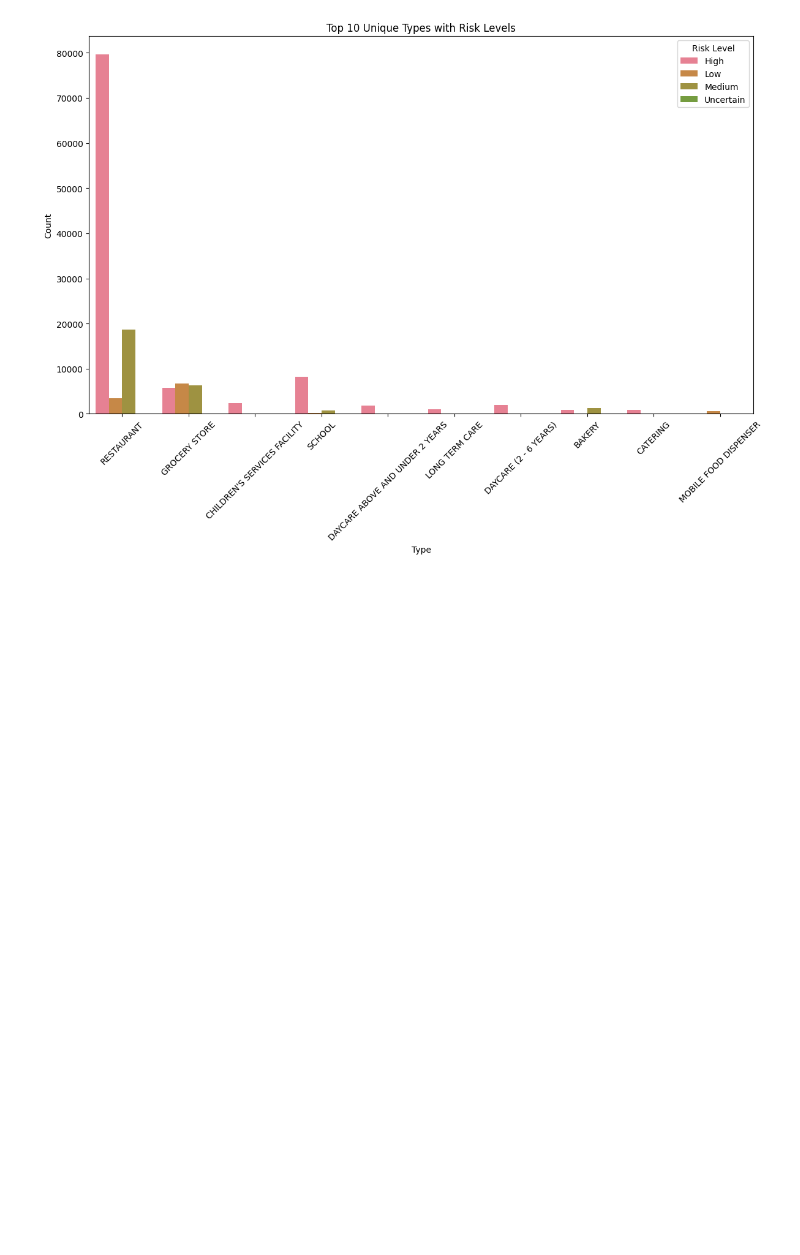
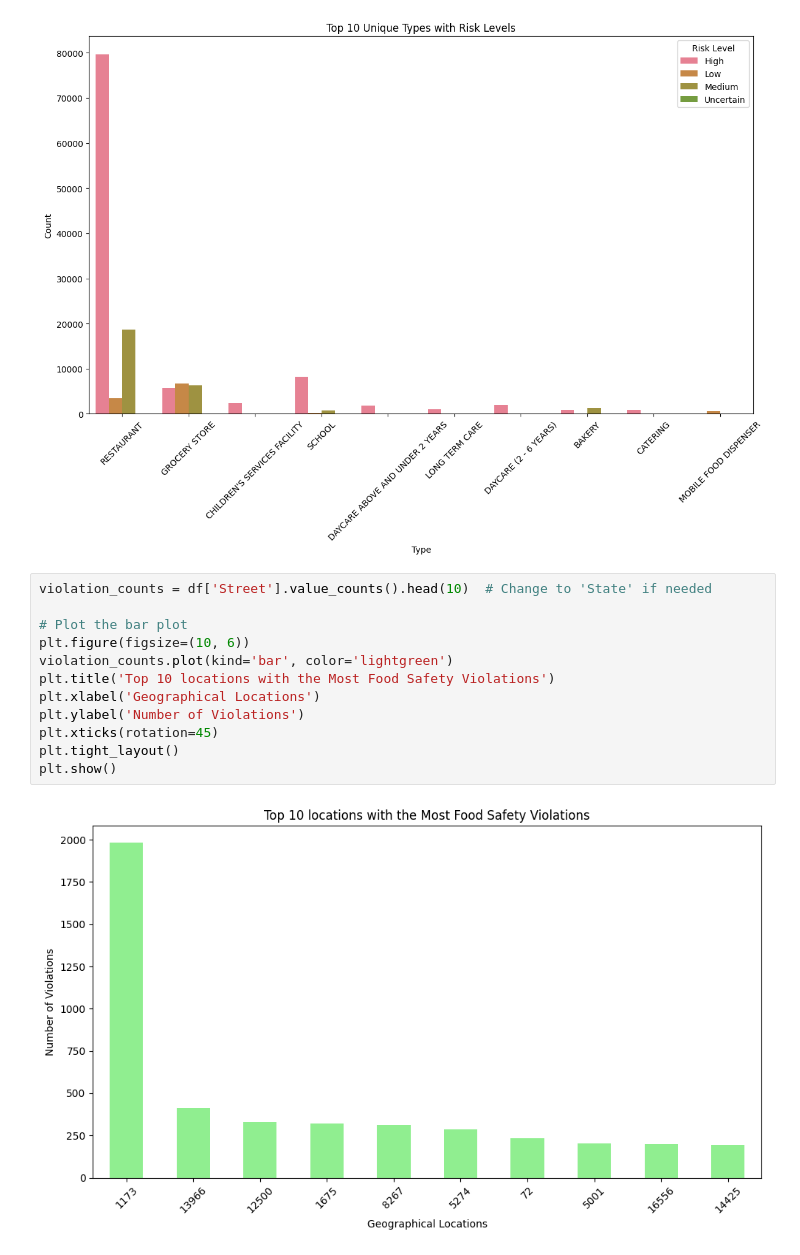
Before and after one commit to BlessyLouis/Food_Quality_Assement, a Jupyter notebook: Food_Quality_Assessment.ipynb, the cells around one changed output. Cells and saved outputs as stored; diff of their text form; blank space fills up the shorter version.

```diff
--- a/Food_Quality_Assessment.ipynb
+++ b/Food_Quality_Assessment.ipynb
@@ -618,5 +659,19 @@ plt.legend(title='Risk Level')
 plt.show()
 # %% [output]
 [figure]
+# %%
+violation_counts = df['Street'].value_counts().head(10)  # Change to 'State' if needed
+
+# Plot the bar plot
+plt.figure(figsize=(10, 6))
+violation_counts.plot(kind='bar', color='lightgreen')
+plt.title('Top 10 locations with the Most Food Safety Violations')
+plt.xlabel('Geographical Locations')
+plt.ylabel('Number of Violations')
+plt.xticks(rotation=45)
+plt.tight_layout()
+plt.show()
+# %% [output]
+[figure, added]
 # %%
 df['SectionViolations'].unique()
```
Also changed, not shown: parts of 8 cells of this notebook, 1 other file.
